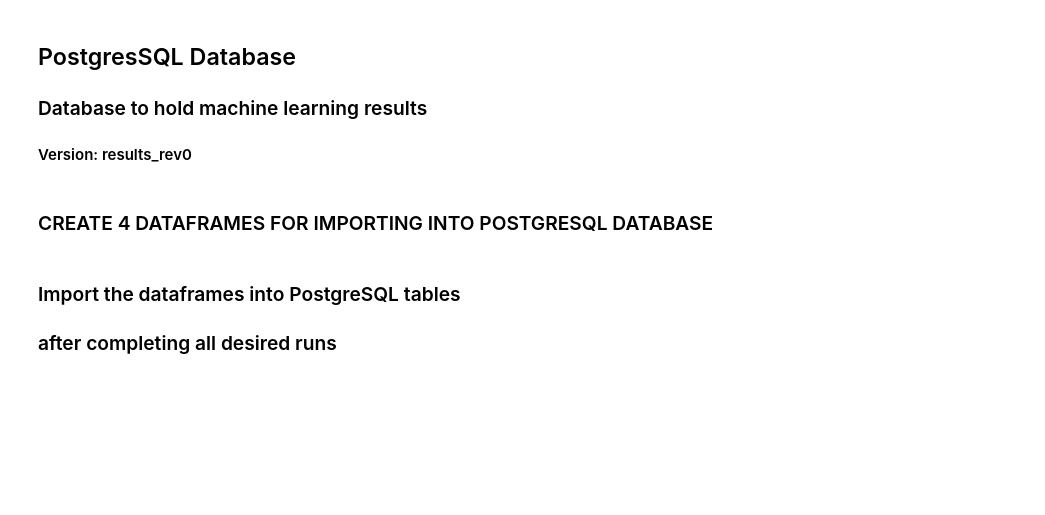
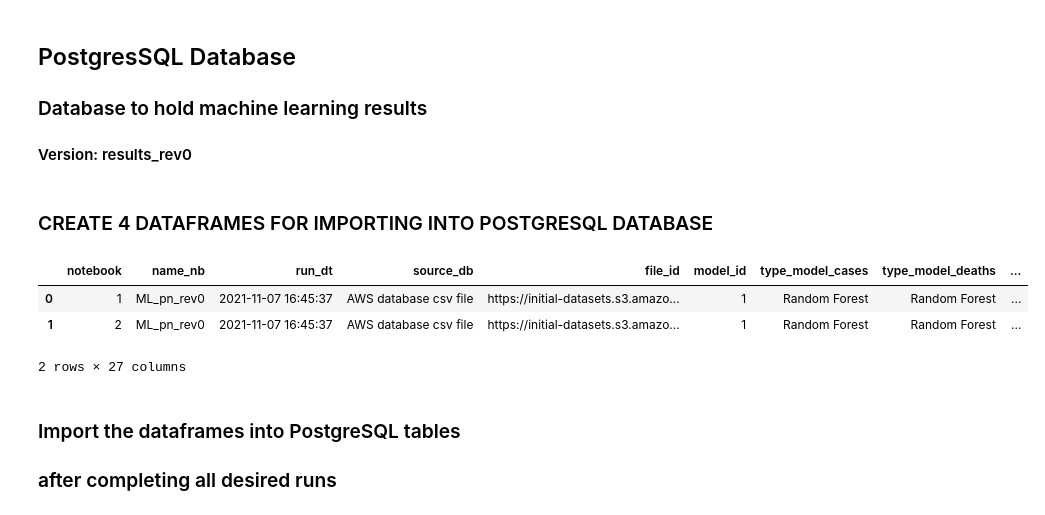
Before and after one commit to deklund76/COVID-Factor-Analysis-Framework, a Jupyter notebook: ML_pn_rev0.ipynb, the cells around one changed output. Cells and saved outputs as stored; diff of their text form; code cells hidden in the pictures; blank space fills up the shorter version.

Commit message:
connected to results database

```diff
--- a/ML_pn_rev0.ipynb
+++ b/ML_pn_rev0.ipynb
@@ -943,0 +935,25 @@ rf_model = RandomForestClassifier(n_estimators=128, random_state=78)
+# %%
+#results database information
+
+#parameter names used in the arguments
+# n_estimators=128
+# random_state=78
+# criterion = 'gini' or 'entropy'
+# max_depth = None or 10
+# max_features = 'auto' or 'sqrt'
+
+rf_pars = rf_model.get_params()
+rf_n_estimators = rf_pars['n_estimators']
+rf_random_state = rf_pars['random_state']
+rf_criterion = rf_pars['criterion']
+rf_max_depth = rf_pars['max_depth']
+rf_max_features = rf_pars['max_features']
+
+
+par_name_1 = f"n_estimators={rf_n_estimators}"
+par_name_2 = f"random_state={rf_random_state}"
+par_name_3 = f"criterion={rf_criterion}"
+par_name_4 = f"max_depth={rf_max_depth}"
+par_name_5 = f"max_features={rf_max_features}"
+
+par_name_5
@@ -1033,7 +1051,7 @@ imp_list = sorted(zip(rf_model.feature_importances_, X.columns), reverse=True)
 df_importance_cases = pd.DataFrame(imp_list)
 df_importance_cases.rename(columns = {0 :'Importance_cases'}, inplace = True)
 df_importance_cases.rename(columns = {1 :'Feature_cases'}, inplace = True)
-df_importance_cases['notebook'] = run_nb_dict['notebook']
+df_importance_cases['notebook'] = run_nb['notebook']
 cols_imp = ['notebook', 'Feature_cases', 'Importance_cases']
 df_importance_cases = df_importance_cases.reindex(columns = cols_imp)
 df_importance_cases['notebook']
@@ -1635,6 +1749,13 @@ else:
 # df_set_stats_new
 # df_model_results_new
 # df_model_importances_new
+# %%
+  df_model_new
+# %% [output]
+|  | notebook | name_nb | run_dt | source_db | file_id | model_id | type_model_cases | type_model_deaths | ... |
+| 0 | 1 | ML_pn_rev0 | 2021-11-07 16:45:37 | AWS database csv file | https://initial-datasets.s3.amazo... | 1 | Random Forest | Random Forest | ... |
+| 1 | 2 | ML_pn_rev0 | 2021-11-07 16:45:37 | AWS database csv file | https://initial-datasets.s3.amazo... | 1 | Random Forest | Random Forest | ... |
+2 rows × 27 columns
 # %% [markdown]
 ### Import the dataframes into PostgreSQL tables
 ### after completing all desired runs
```
Also changed, not shown: parts of 14 cells of this notebook.
